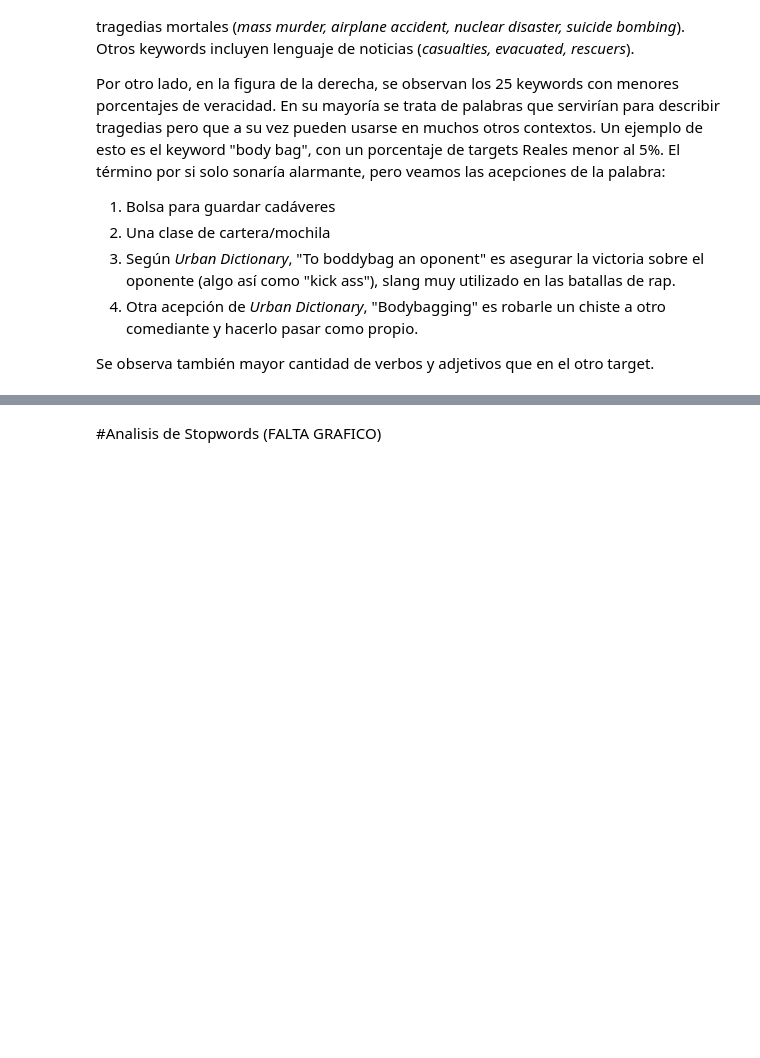
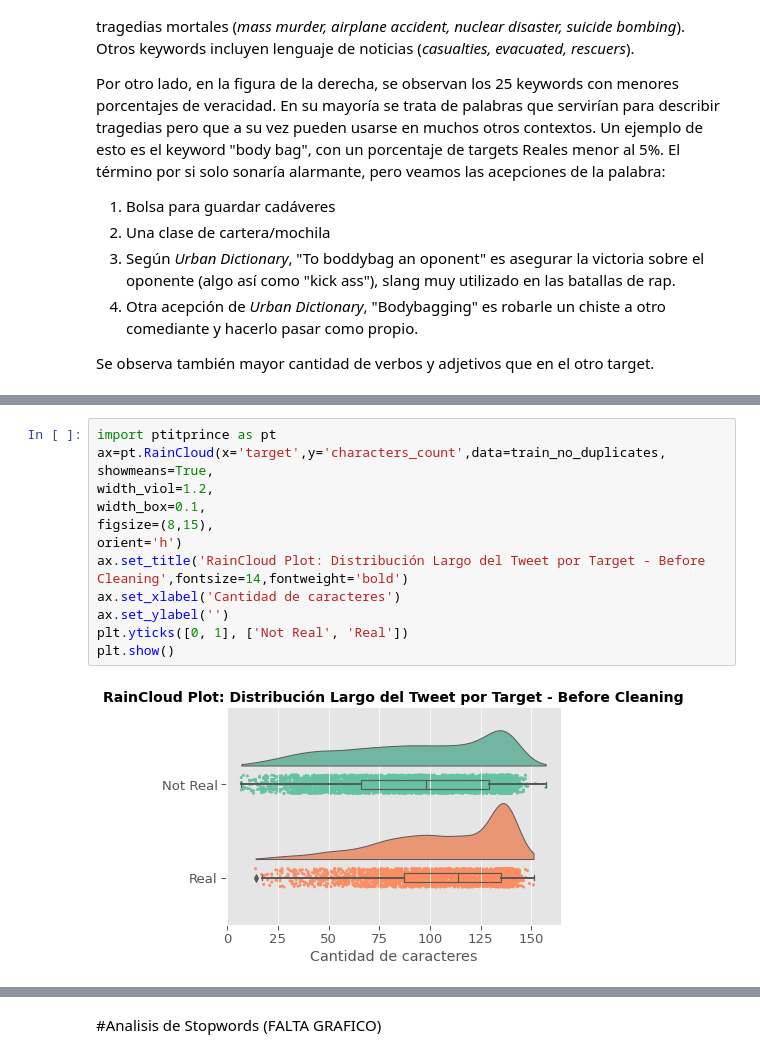
Before and after one commit to Ignacio-Ibarra/NLP-Disasters, a Jupyter notebook: Copia_de_TP1_cambios_v4.ipynb, the cells around one changed output, grey strips where cells are left out. Saved outputs shown, nothing was run; the diff lists cells and outputs as text; blank space fills up the shorter version.

```diff
--- a/Copia_de_TP1_cambios_v4.ipynb
+++ b/Copia_de_TP1_cambios_v4.ipynb
@@ -371,0 +447,14 @@ Se observa también mayor cantidad de verbos y adjetivos que en el otro target.
+# %%
+import ptitprince as pt
+ax=pt.RainCloud(x='target',y='characters_count',data=train_no_duplicates, showmeans=True,
+width_viol=1.2,
+width_box=0.1,
+figsize=(8,15),
+orient='h')
+ax.set_title('RainCloud Plot: Distribución Largo del Tweet por Target - Before Cleaning',fontsize=14,fontweight='bold')
+ax.set_xlabel('Cantidad de caracteres')
+ax.set_ylabel('')
+plt.yticks([0, 1], ['Not Real', 'Real'])
+plt.show()
+# %% [output]
+[figure, added]
```
Also changed, not shown: parts of 37 cells of this notebook.
